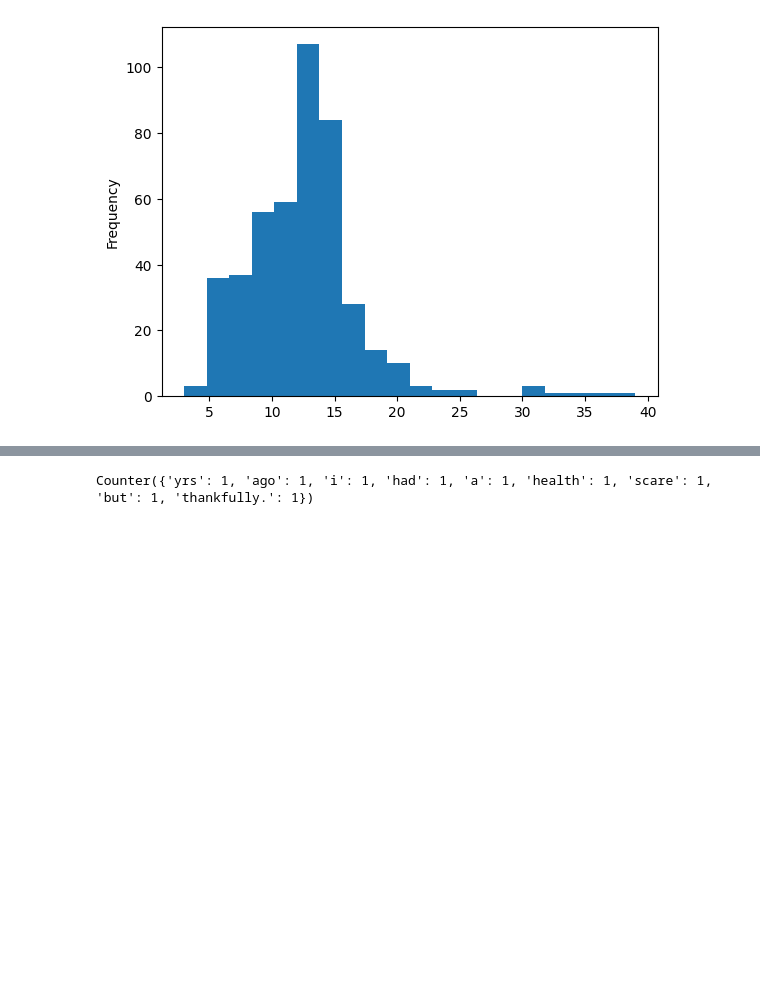
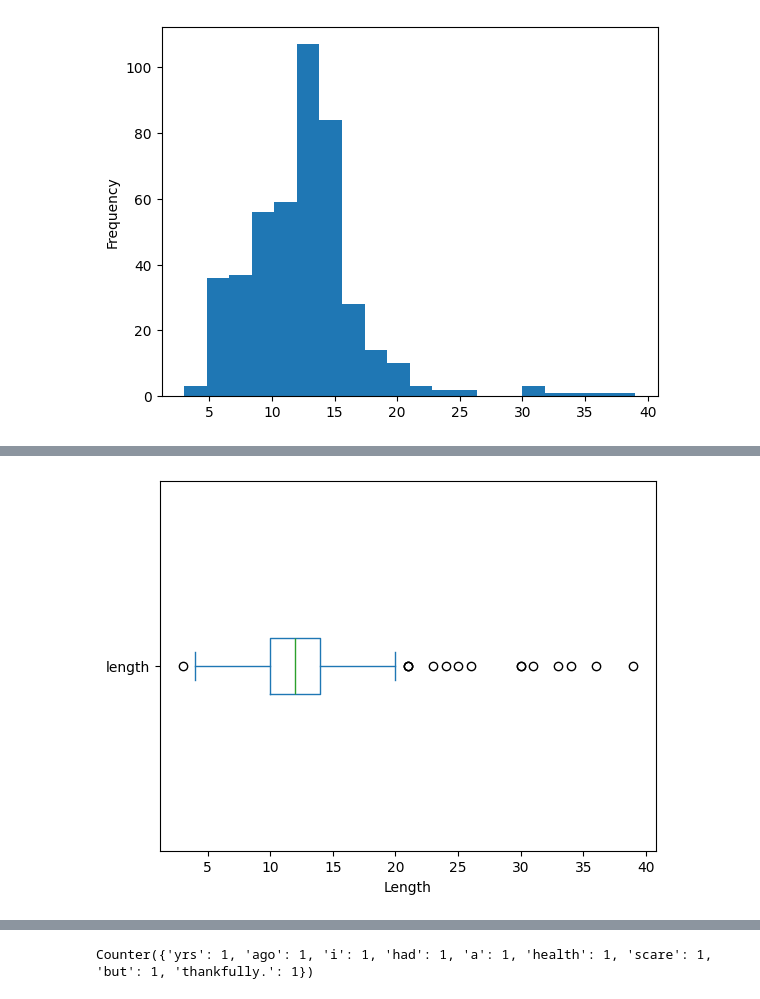
Before and after one commit to KeerthiR02/TextBasedAnalysis, a Jupyter notebook: Midterm (2).ipynb, the cells around one changed output, grey strips where cells are left out. Cells and saved outputs as stored; diff of their text form; code cells hidden in the pictures; blank space fills up the shorter version.

```diff
--- a/Midterm (2).ipynb
+++ b/Midterm (2).ipynb
@@ -199,0 +210,12 @@ g.fig.set_size_inches(10, 8)
+# %%
+# Ploting a Box Plot
+df['length'].plot(kind='box', vert=False)
+
+# Adding x and y axis labels
+plt.xlabel('Length')
+plt.ylabel('')
+
+# Display the plot
+plt.show()
+# %% [output]
+[figure, added]
```
Also changed, not shown: parts of 16 cells of this notebook.
